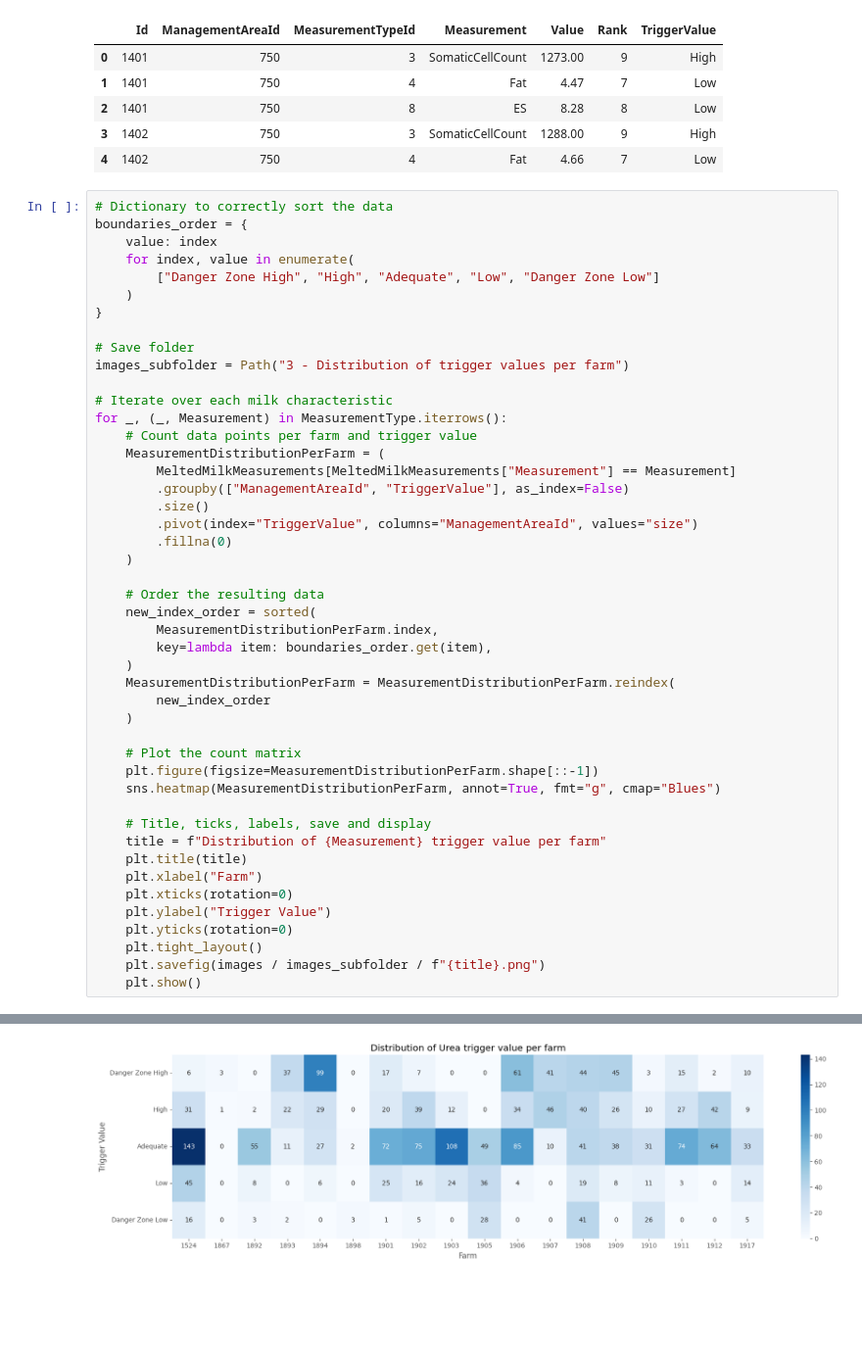
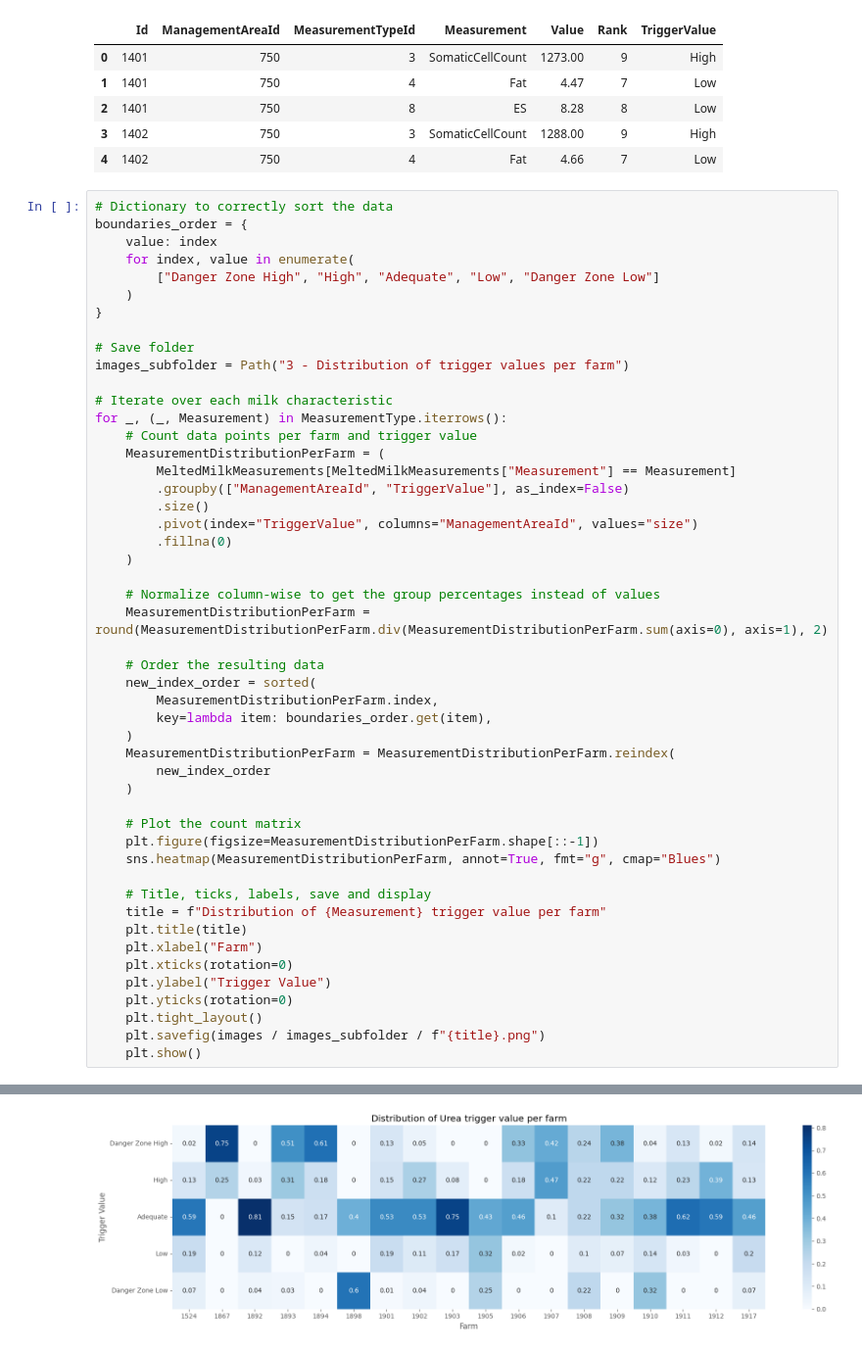
Before and after one commit to bryantchakote/aic-2024, a Jupyter notebook: notebooks/data_analysis.ipynb, the cells around one changed output, grey strips where cells are left out. Shown at 98% size. Cells and saved outputs as stored; diff of their text form; blank space fills up the shorter version.

Commit message:
Normalized trigger values distributuons

```diff
--- a/notebooks/data_analysis.ipynb
+++ b/notebooks/data_analysis.ipynb
@@ -464,6 +464,9 @@ for _, (_, Measurement) in MeasurementType.iterrows():
         .pivot(index="TriggerValue", columns="ManagementAreaId", values="size")
         .fillna(0)
     )
+
+    # Normalize column-wise to get the group percentages instead of values
+    MeasurementDistributionPerFarm = round(MeasurementDistributionPerFarm.div(MeasurementDistributionPerFarm.sum(axis=0), axis=1), 2)
 
     # Order the resulting data
     new_index_order = sorted(
@@ -497 +500 @@ for _, (_, Measurement) in MeasurementType.iterrows():
-[figure, old version]
+[figure, new version]
```
Also changed, not shown: parts of 1 cell of this notebook, 8 other files.
